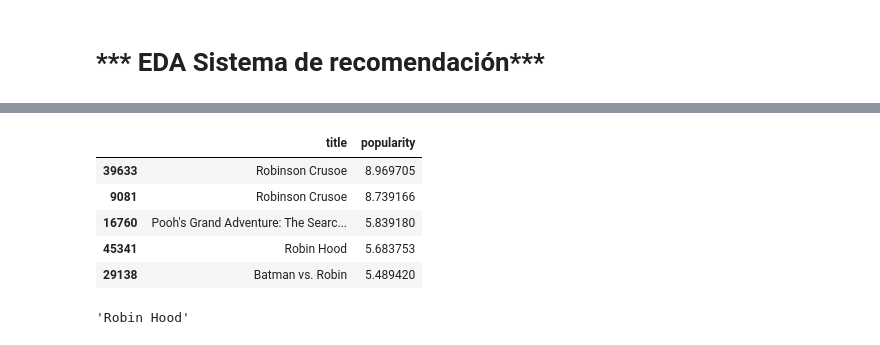
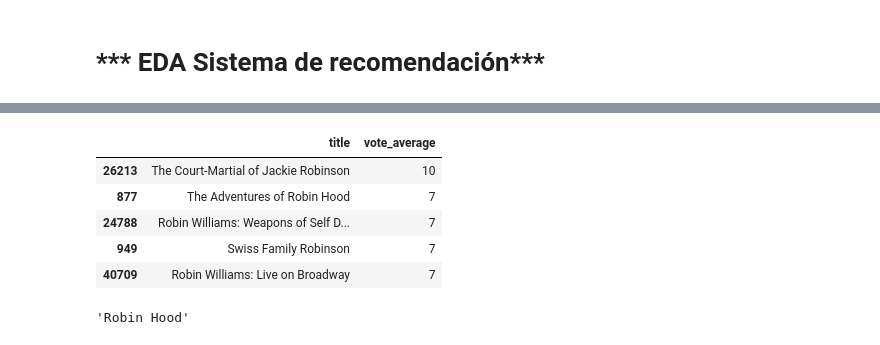
Before and after one commit to Aljiquita/Henry_Job, a Jupyter notebook: EDA.ipynb, the cells around one changed output, grey strips where cells are left out. Drawn from its saved outputs; the diff is of its cells as text; code cells hidden in the pictures.

```diff
--- a/EDA.ipynb
+++ b/EDA.ipynb
@@ -22,15 +34,15 @@ Index(['belongs_to_collection', 'budget', 'genres', 'id', 'original_language',
 # %%
 
-plReco = df[["title", 'popularity']][df['title'].str.contains("Robin")]
-plReco = plReco.sort_values(by="popularity", ascending= False)
+plReco = df[["title", 'vote_average']][df['title'].str.contains("Robin")]
+plReco = plReco.sort_values(by='vote_average', ascending= False)
 plReco.head(5)
 # %% [output]
-|  | title | popularity |
-| 39633 | Robinson Crusoe | 8.969705 |
-| 9081 | Robinson Crusoe | 8.739166 |
-| 16760 | Pooh's Grand Adventure: The Searc... | 5.839180 |
-| 45341 | Robin Hood | 5.683753 |
-| 29138 | Batman vs. Robin | 5.489420 |
+|  | title | vote_average |
+| 26213 | The Court-Martial of Jackie Robinson | 10 |
+| 877 | The Adventures of Robin Hood | 7 |
+| 24788 | Robin Williams: Weapons of Self D... | 7 |
+| 949 | Swiss Family Robinson | 7 |
+| 40709 | Robin Williams: Live on Broadway | 7 |
 # %%
 tex = "robin hood"
 tex = tex.title()
```
Also changed, not shown: parts of 38 cells of this notebook.
